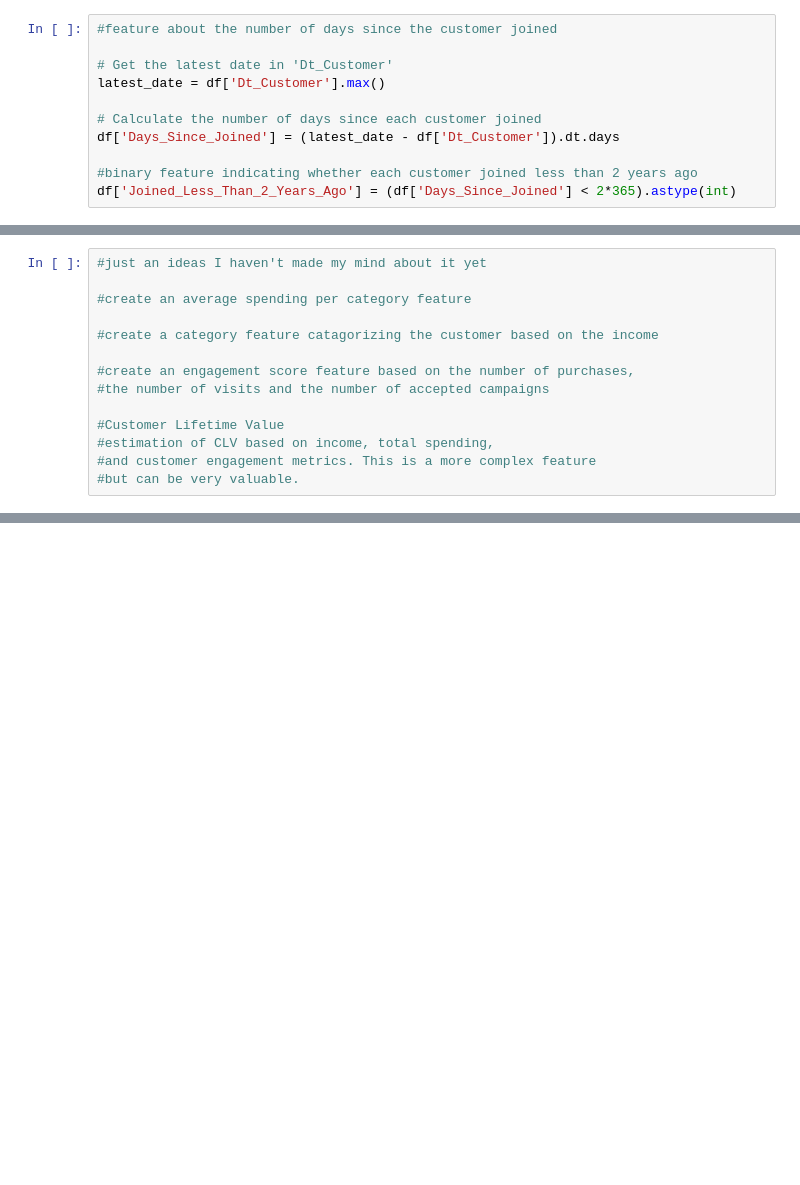
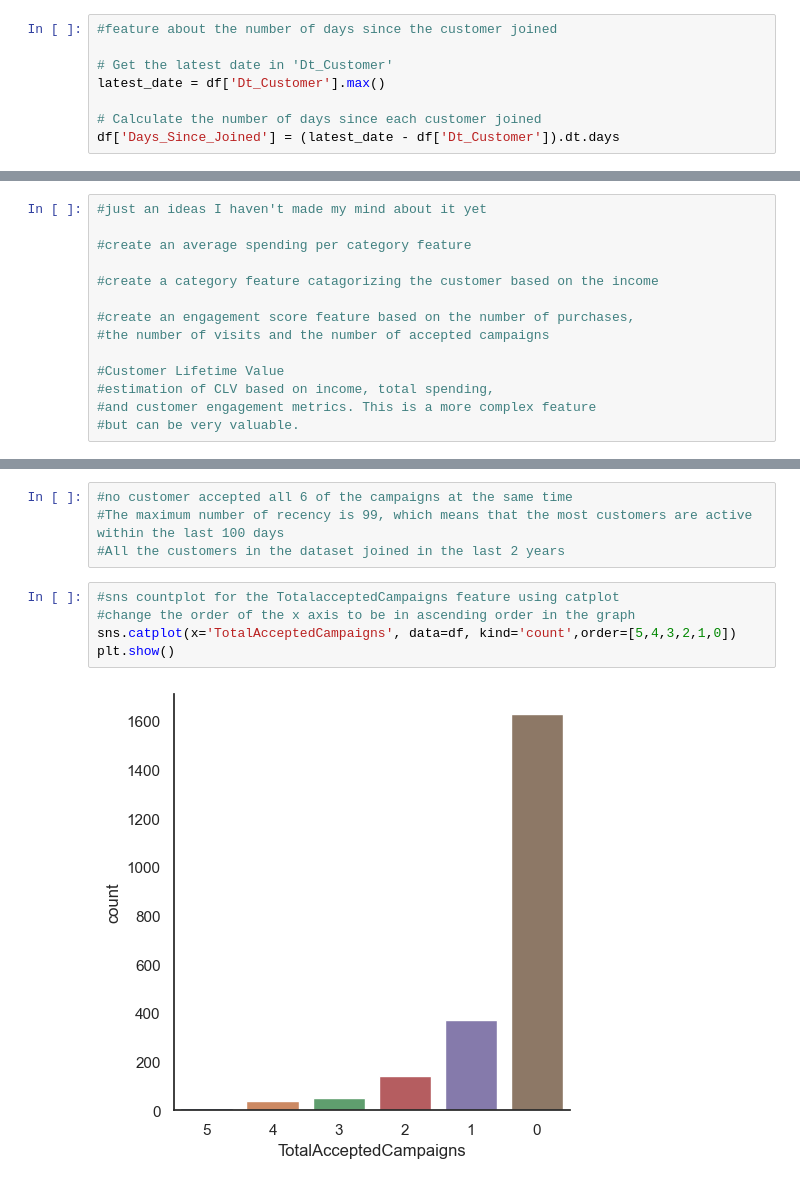
Before and after one commit to OmarEmad313/Data-Analysis-Projects, a Jupyter notebook: Customer personality analysis/customer personality analysis.ipynb, the cells around one changed output, grey strips where cells are left out. Saved outputs shown, nothing was run; the diff lists cells and outputs as text; blank space fills up the shorter version.

Commit message:
Data analysis

```diff
--- a/Customer personality analysis/customer personality analysis.ipynb
+++ b/Customer personality analysis/customer personality analysis.ipynb
@@ -213,9 +197,6 @@ latest_date = df['Dt_Customer'].max()
 
 # Calculate the number of days since each customer joined
 df['Days_Since_Joined'] = (latest_date - df['Dt_Customer']).dt.days
-
-#binary feature indicating whether each customer joined less than 2 years ago
-df['Joined_Less_Than_2_Years_Ago'] = (df['Days_Since_Joined'] < 2*365).astype(int)
 # %%
 #feature with the age of the customer
 df['Age'] = latest_date.year - df['Year_Birth']
@@ -262,0 +305,11 @@ df = df[column_order]
+# %%
+#no customer accepted all 6 of the campaigns at the same time
+#The maximum number of recency is 99, which means that the most customers are active within the last 100 days
+#All the customers in the dataset joined in the last 2 years
+# %%
+#sns countplot for the TotalacceptedCampaigns feature using catplot
+#change the order of the x axis to be in ascending order in the graph
+sns.catplot(x='TotalAcceptedCampaigns', data=df, kind='count',order=[5,4,3,2,1,0])
+plt.show()
+# %% [output]
+[figure, added]
```
Also changed, not shown: parts of 22 cells of this notebook.
